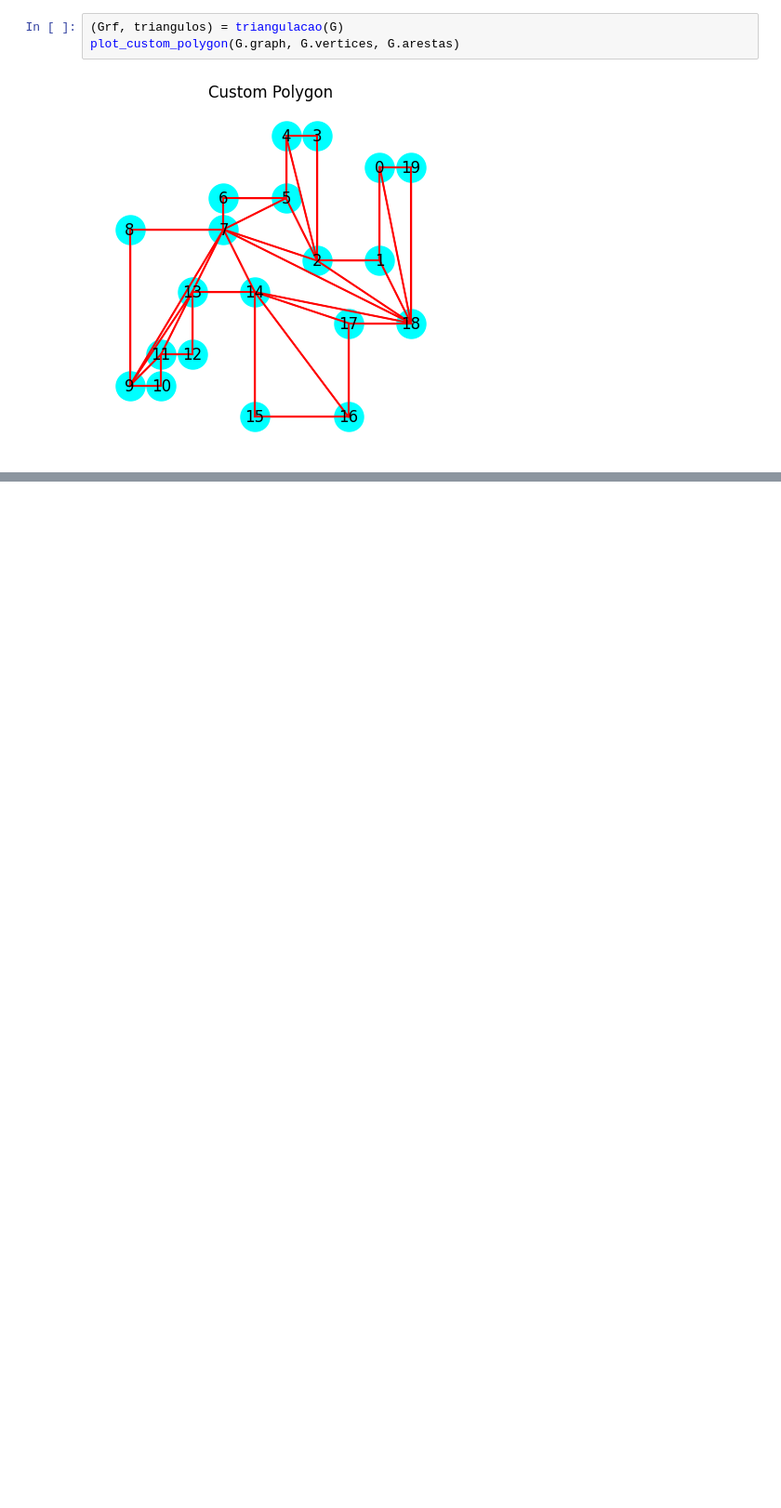
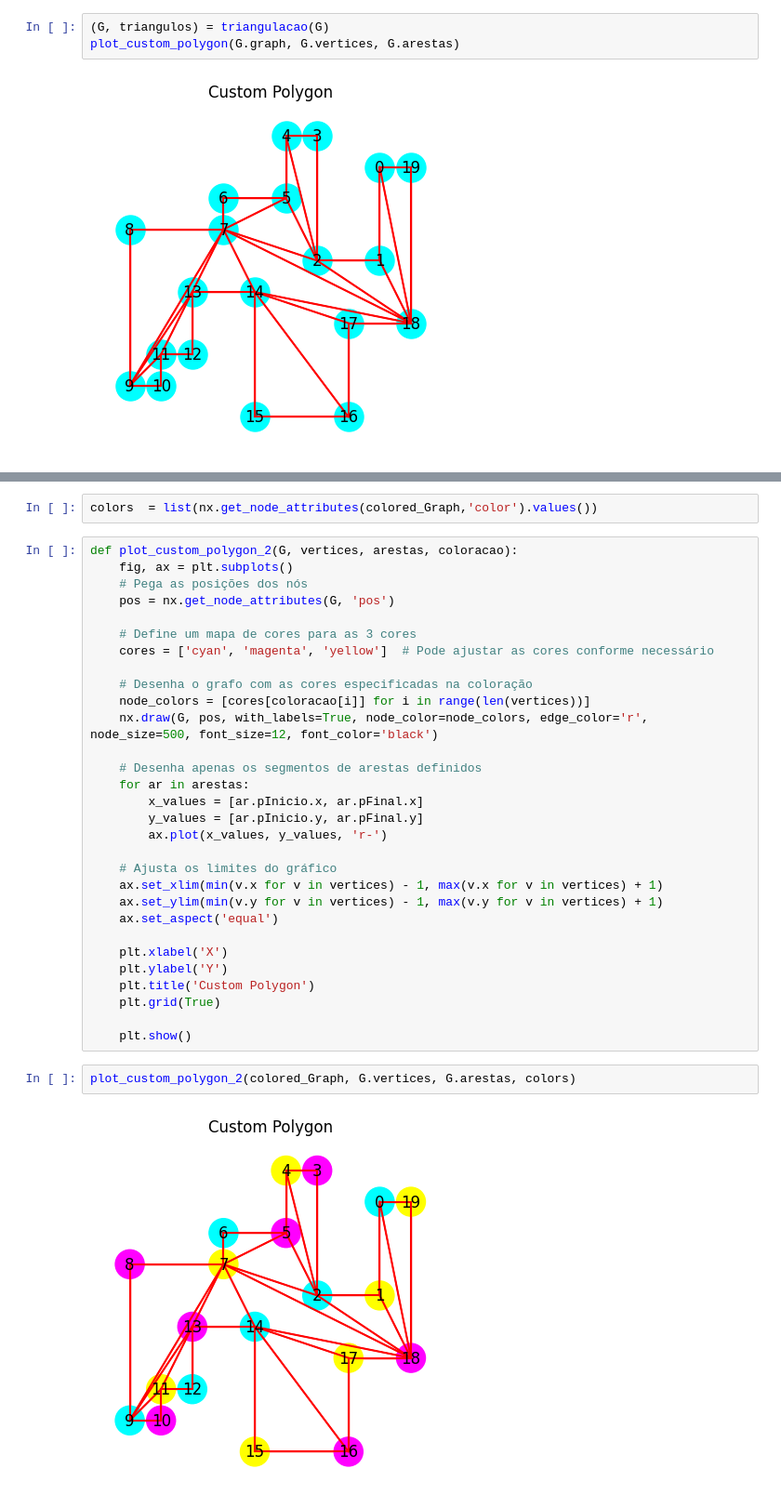
Before and after one commit to Victorahf2004/Algoritmos2, a Jupyter notebook: Notebook Final.ipynb, the cells around one changed output, grey strips where cells are left out. Shown: that part at 93% size. Drawn from its saved outputs; the diff is of its cells as text; blank space fills up the shorter version.

Commit message:
Termina coloração

```diff
--- a/Notebook Final.ipynb
+++ b/Notebook Final.ipynb
@@ -53,5 +64,5 @@ fig.show()
 # %%
-(Grf, triangulos) = triangulacao(G)
+(G, triangulos) = triangulacao(G)
 plot_custom_polygon(G.graph, G.vertices, G.arestas)
 # %% [output]
 [figure]
@@ -73,0 +108,36 @@ def plot_triangulation(vertices, triangles):
+# %%
+colors  = list(nx.get_node_attributes(colored_Graph,'color').values())
+# %%
+def plot_custom_polygon_2(G, vertices, arestas, coloracao):
+    fig, ax = plt.subplots()
+    # Pega as posições dos nós
+    pos = nx.get_node_attributes(G, 'pos')
+
+    # Define um mapa de cores para as 3 cores
+    cores = ['cyan', 'magenta', 'yellow']  # Pode ajustar as cores conforme necessário
+
+    # Desenha o grafo com as cores especificadas na coloração
+    node_colors = [cores[coloracao[i]] for i in range(len(vertices))]
+    nx.draw(G, pos, with_labels=True, node_color=node_colors, edge_color='r', node_size=500, font_size=12, font_color='black')
+
+    # Desenha apenas os segmentos de arestas definidos
+    for ar in arestas:
+        x_values = [ar.pInicio.x, ar.pFinal.x]
+        y_values = [ar.pInicio.y, ar.pFinal.y]
+        ax.plot(x_values, y_values, 'r-')
+
+    # Ajusta os limites do gráfico
+    ax.set_xlim(min(v.x for v in vertices) - 1, max(v.x for v in vertices) + 1)
+    ax.set_ylim(min(v.y for v in vertices) - 1, max(v.y for v in vertices) + 1)
+    ax.set_aspect('equal')
+
+    plt.xlabel('X')
+    plt.ylabel('Y')
+    plt.title('Custom Polygon')
+    plt.grid(True)
+
+    plt.show()
+# %%
+plot_custom_polygon_2(colored_Graph, G.vertices, G.arestas, colors)
+# %% [output]
+[figure, added]
```
Also changed, not shown: parts of 5 cells of this notebook, 1 other file.
